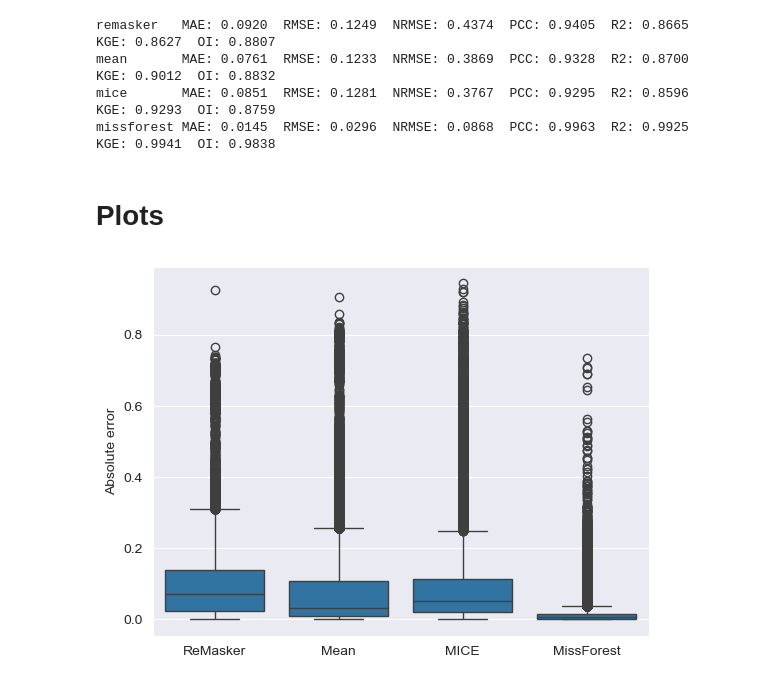
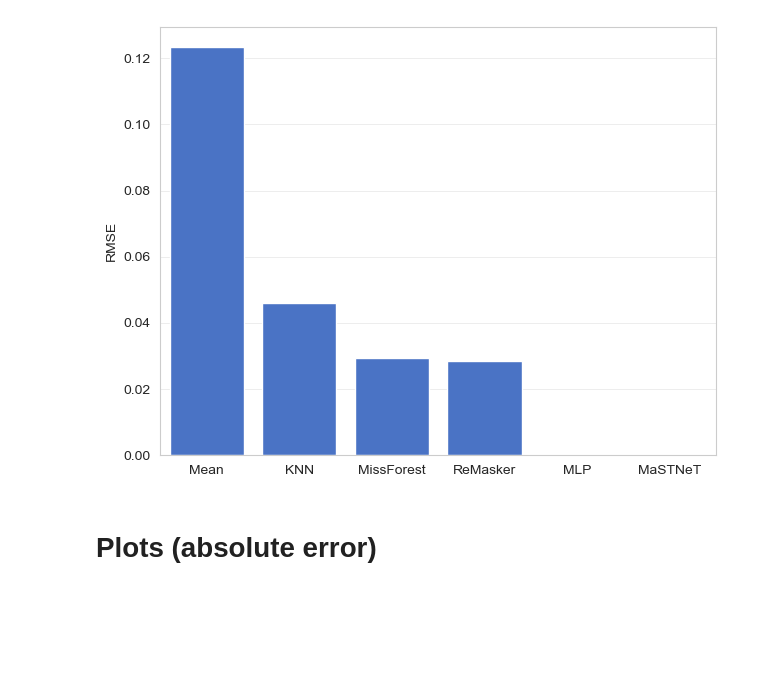
Before and after one commit to y-jenniges/time_imputation, a Jupyter notebook: test_evaluation.ipynb, the cells around one changed output. Cells and saved outputs as stored; diff of their text form; code cells hidden in the pictures; blank space fills up the shorter version.

```diff
--- a/test_evaluation.ipynb
+++ b/test_evaluation.ipynb
@@ -144,13 +0,0 @@ Iteration: 8
-# %%
-# Mean errors
-for model_name in all_model_names:
-    out_str = ""
-    for metric_name, metric_val in model_dict[model_name]["metrics_scaled"]["Global"].items():
-        out_str = out_str + f"{metric_name}: {metric_val:.4f}  "
-
-    print(f"{model_name:10} {out_str}")
-# %% [output]
-remasker   MAE: 0.0920  RMSE: 0.1249  NRMSE: 0.4374  PCC: 0.9405  R2: 0.8665  KGE: 0.8627  OI: 0.8807
-mean       MAE: 0.0761  RMSE: 0.1233  NRMSE: 0.3869  PCC: 0.9328  R2: 0.8700  KGE: 0.9012  OI: 0.8832
-mice       MAE: 0.0851  RMSE: 0.1281  NRMSE: 0.3767  PCC: 0.9295  R2: 0.8596  KGE: 0.9293  OI: 0.8759
-missforest MAE: 0.0145  RMSE: 0.0296  NRMSE: 0.0868  PCC: 0.9963  R2: 0.9925  KGE: 0.9941  OI: 0.9838
@@ -156,0 +25,47 @@ missforest MAE: 0.0145  RMSE: 0.0296  NRMSE: 0.0868  PCC: 0.9963  R2: 0.9925  KG
+# %%
+# Load pre-saved predictions and JSON metrics produced by experiments/train_final.py
+results_dir = Path("output/testing")
+model_results = {}
+results_list = []
+
+for model_name in all_model_names:
+    model_dir = results_dir / model_name
+
+    # JSON result file
+    json_path = model_dir / f"model{model_name}_splitfinal_trial0.json"
+    with open(json_path) as f:
+        meta = json.load(f)
+
+    # Prediction CSVs
+    y_pred = pd.read_csv(model_dir / f"model{model_name}_y_pred.csv")
+    y_true = pd.read_csv(model_dir / f"model{model_name}_y_true.csv")
+
+    model_results[model_name] = {"meta": meta, "y_pred": y_pred, "y_true": y_true}
+
+    # Extract per-variable metrics from JSON
+    if "test_metrics" in meta and meta["test_metrics"]:
+        m = meta["test_metrics"]
+    elif "metrics_all" in meta:
+        ma = meta["metrics_all"]
+        key = "0" if "0" in ma else next(iter(ma))
+        m = ma[key].get("Global", ma[key])
+    else:
+        m = {}
+
+    temp = pd.DataFrame([m])
+    temp["Model"] = config.model_name_map.get(model_name, model_name)
+    results_list.append(temp)
+
+results_df = pd.concat(results_list, ignore_index=True)
+# %%
+# Global RMSE summary bar chart
+error_name = "RMSE"
+temp = results_df.sort_values(error_name, ascending=False)
+Path("output/plots").mkdir(parents=True, exist_ok=True)
+sns.barplot(data=temp, x="Model", y=error_name)
+plt.xlabel("")
+plt.tight_layout()
+# plt.savefig("output/plots/test_rmse.png", dpi=300)
+plt.show()
+# %% [output]
+[figure, added]
@@ -157,2 +88,2 @@ missforest MAE: 0.0145  RMSE: 0.0296  NRMSE: 0.0868  PCC: 0.9963  R2: 0.9925  KG
 # %% [markdown]
-# Plots
+# Plots (absolute error)
@@ -178,13 +90,3 @@ df_err["model"] = df_err["model"].map(config.model_name_map)
-# %%
-# Error overview
-# temp = df_err[df_err["model"].isin(["MissForest", "MaSTNeT"])]
-temp = df_err.copy()
-sns.boxplot(x=temp["model"], y=temp["error"])
-plt.xlabel("")
-plt.ylabel("Absolute error")
-plt.show()
-# %% [output]
-[figure, removed]
 # %%
 # Violinplot per feature
 g = sns.catplot(
```
Also changed, not shown: parts of 14 cells of this notebook.
